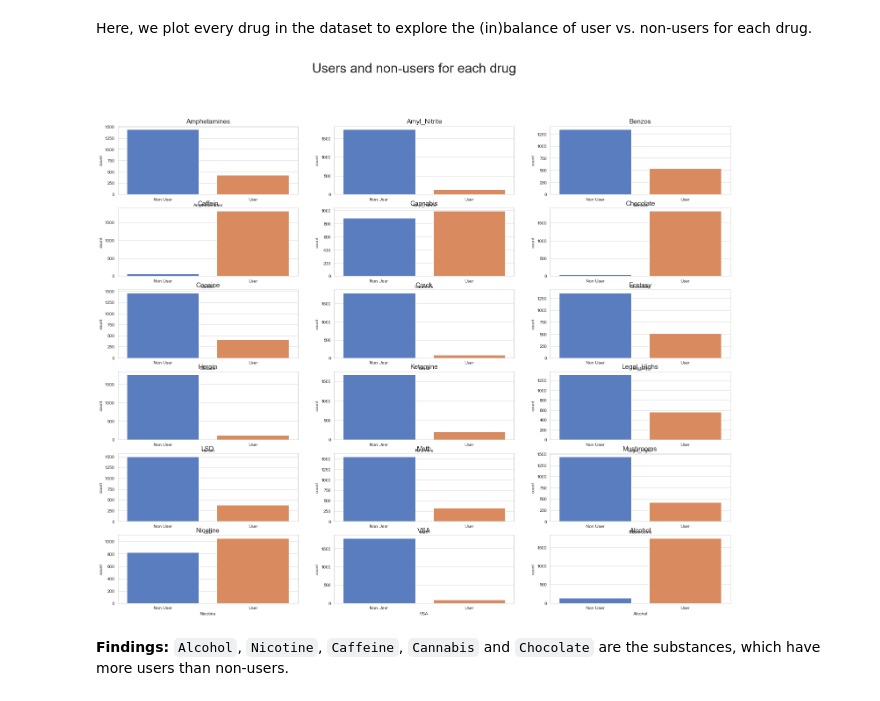
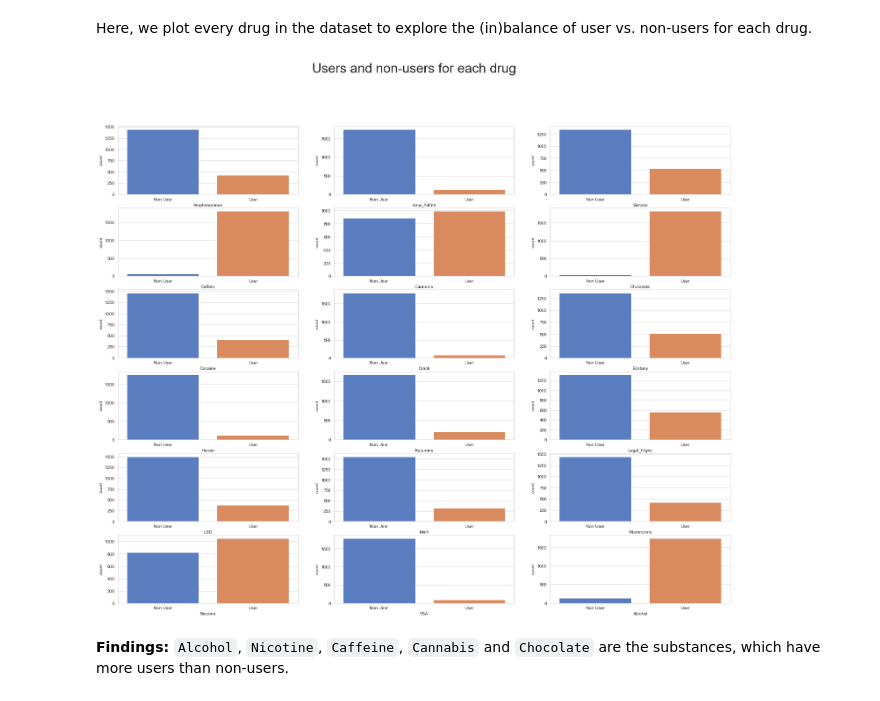
Before and after one commit to Sipa91/Personality-and-Drug-use, a Jupyter notebook: EDA_final_kevin.ipynb, the cells around one changed output. Saved outputs shown, nothing was run; the diff lists cells and outputs as text; code cells hidden in the pictures.

````diff
--- a/EDA_final_kevin.ipynb
+++ b/EDA_final_kevin.ipynb
@@ -38,7 +38,7 @@ sns.set_style("whitegrid")
 sns.color_palette("muted", 10)
 sns.set_palette("muted", 10)
 # %%
-drugs = pd.read_excel("drug_consumption.xls")
+drugs = pd.read_excel("/Users/kevintomas/Desktop/nf-sep-20/Personality-and-Drug-use/drug_consumption.xls")
 # %%
 drugs.info()
 # %% [output]
@@ -178,94 +179,94 @@ plt.suptitle("Users and non-users for each drug", fontsize = 30);
 f1 = sns.countplot(x='Amphetamines', data=drugs, ax=ax[0,0]);
 f1.set_xticks(range(0, 2));
 f1.set_xticklabels(["Non User", "User"]);
-f1.set_title("Amphetamines", fontsize = 15);
+#f1.set_title("Amphetamines", fontsize = 15);
 
 f2 = sns.countplot(x='Amyl_Nitrite', data=drugs, ax=ax[0,1]);
 f2.set_xticks(range(0, 2));
 f2.set_xticklabels(["Non User", "User"]);
-f2.set_title("Amyl_Nitrite", fontsize = 15);
+#f2.set_title("Amyl_Nitrite", fontsize = 15);
 
 f3 = sns.countplot(x='Benzos', data=drugs, ax=ax[0,2]);
 f3.set_xticks(range(0, 2));
 f3.set_xticklabels(["Non User", "User"]);
-f3.set_title("Benzos", fontsize = 15);
+#f3.set_title("Benzos", fontsize = 15);
 
 f4 = sns.countplot(x='Caffein', data=drugs, ax=ax[1,0]);
 f4.set_xticks(range(0, 2))
 f4.set_xticklabels(["Non User", "User"]);
-f4.set_title("Caffein", fontsize = 15);
+#f4.set_title("Caffein", fontsize = 15);
 
 f5 = sns.countplot(x='Cannabis', data=drugs, ax=ax[1,1])
 f5.set_xticks(range(0, 2));
 f5.set_xticklabels(["Non User", "User"]);
-f5.set_title("Cannabis", fontsize = 15);
+#f5.set_title("Cannabis", fontsize = 15);
 
 f6 = sns.countplot(x='Chocolate', data=drugs, ax=ax[1,2]);
 f6.set_xticks(range(0, 2));
 f6.set_xticklabels(["Non User", "User"]);
-f6.set_title("Chocolate", fontsize = 15);
+#f6.set_title("Chocolate", fontsize = 15);
 
 f7 = sns.countplot(x='Cocaine', data=drugs, ax=ax[2,0]);
 f7.set_xticks(range(0, 2));
 f7.set_xticklabels(["Non User", "User"]);
-f7.set_title("Cocaine", fontsize = 15);
+#f7.set_title("Cocaine", fontsize = 15);
 
 f8 = sns.countplot(x='Crack', data=drugs, ax=ax[2,1]);
 f8.set_xticks(range(0, 2));
 f8.set_xticklabels(["Non User", "User"]);
-f8.set_title("Crack", fontsize = 15);
+#f8.set_title("Crack", fontsize = 15);
 
 f9 = sns.countplot(x='Ecstasy', data=drugs, ax=ax[2,2]);
 f9.set_xticks(range(0, 2));
 f9.set_xticklabels(["Non User", "User"]);
-f9.set_title("Ecstasy", fontsize = 15);
+#f9.set_title("Ecstasy", fontsize = 15);
 
 f10 = sns.countplot(x='Heroin', data=drugs, ax=ax[3,0]);
 f10.set_xticks(range(0, 2));
 f10.set_xticklabels(["Non User", "User"]);
-f10.set_title("Heroin", fontsize = 15);
+#f10.set_title("Heroin", fontsize = 15);
 
 f11 = sns.countplot(x='Ketamine', data=drugs, ax=ax[3,1])
 f11.set_xticks(range(0, 2));
 f11.set_xticklabels(["Non User", "User"]);
-f11.set_title("Ketamine", fontsize = 15);
+#f11.set_title("Ketamine", fontsize = 15);
 
 f12 = sns.countplot(x='Legal_Highs', data=drugs, ax=ax[3,2]);
 f12.set_xticks(range(0, 2));
 f12.set_xticklabels(["Non User", "User"]);
-f12.set_title("Legal_Highs", fontsize = 15);
+#f12.set_title("Legal_Highs", fontsize = 15);
 
 f13 = sns.countplot(x='LSD', data=drugs, ax=ax[4,0]);
 f13.set_xticks(range(0, 2));
 f13.set_xticklabels(["Non User", "User"]);
-f13.set_title("LSD", fontsize = 15);
+#f13.set_title("LSD", fontsize = 15);
 
 f14 = sns.countplot(x='Meth', data=drugs, ax=ax[4,1]);
 f14.set_xticks(range(0, 2));
 f14.set_xticklabels(["Non User", "User"]);
-f14.set_title("Meth", fontsize = 15);
+#f14.set_title("Meth", fontsize = 15);
 
 f15 = sns.countplot(x='Mushrooms', data=drugs, ax=ax[4,2]);
 f15.set_xticks(range(0, 2));
 f15.set_xticklabels(["Non User", "User"]);
-f15.set_title("Mushrooms", fontsize = 15);
+#f15.set_title("Mushrooms", fontsize = 15);
 
 f16 = sns.countplot(x='Nicotine', data=drugs, ax=ax[5,0]);
 f16.set_xticks(range(0, 2));
 f16.set_xticklabels(["Non User", "User"]);
-f16.set_title("Nicotine", fontsize = 15);
+#f16.set_title("Nicotine", fontsize = 15);
 
 f17 = sns.countplot(x='VSA', data=drugs, ax=ax[5,1]);
 f17.set_xticks(range(0, 2));
 f17.set_xticklabels(["Non User", "User"]);
-f17.set_title("VSA", fontsize = 15);
+#f17.set_title("VSA", fontsize = 15);
 
 f18 = sns.countplot(x='Alcohol', data=drugs, ax=ax[5,2]);
 f18.set_xticks(range(0, 2));
 f18.set_xticklabels(["Non User", "User"]);
-f18.set_title("Alcohol", fontsize = 15);
+#f18.set_title("Alcohol", fontsize = 15);
 # %% [output]
-[figure, old version]
+[figure, new version]
 # %% [markdown]
 **Findings:** ```Alcohol```, ```Nicotine```, ```Caffeine```, ```Cannabis``` and ```Chocolate``` are the substances, which have more users than non-users.
 # %% [markdown]
````
Also changed, not shown: parts of 3 cells of this notebook, 1 other file.
